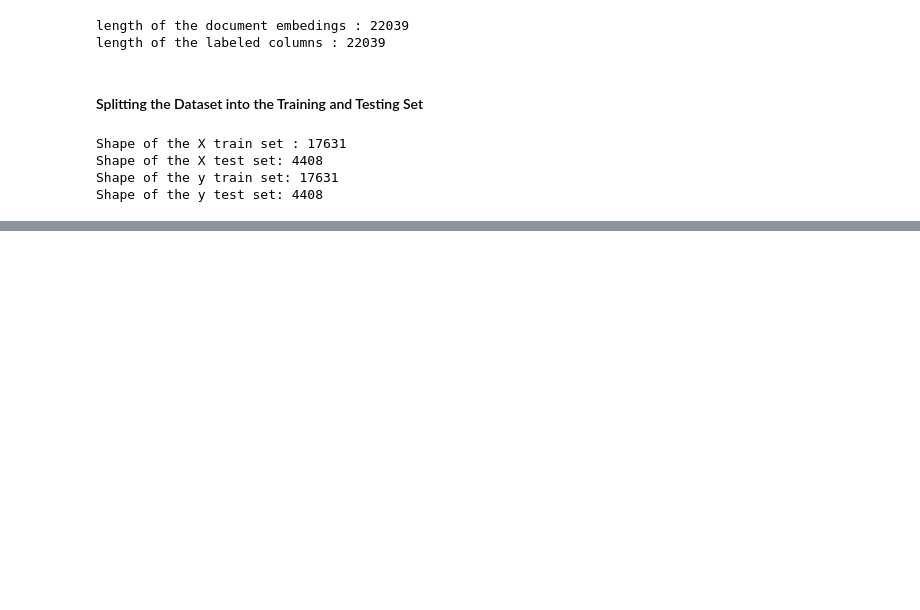
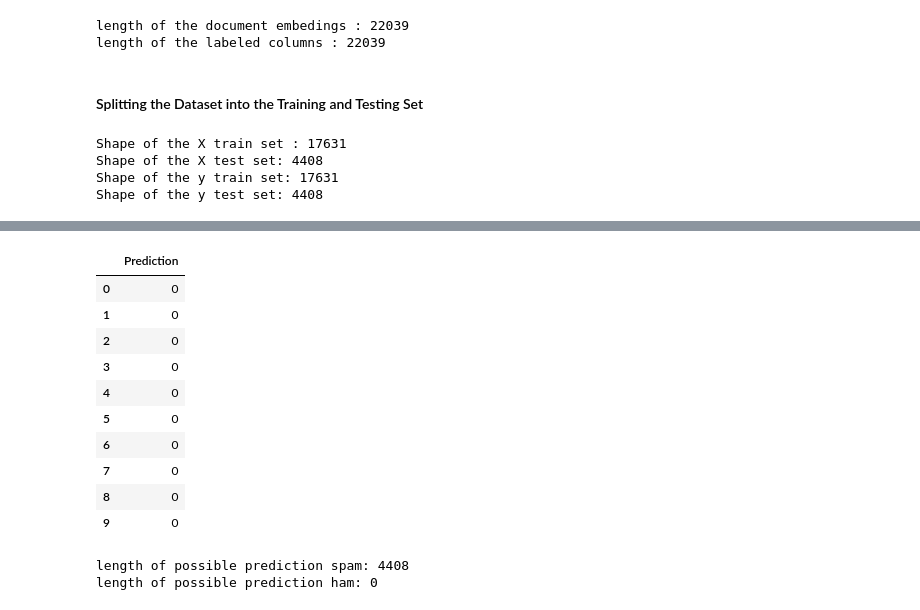
Before and after one commit to shivachaudhary46/natural_language_processing, a Jupyter notebook: Email_Spam_Detection/spam_classifier.ipynb, the cells around one changed output, grey strips where cells are left out. Drawn from its saved outputs; the diff is of its cells as text; code cells hidden in the pictures; blank space fills up the shorter version.

```diff
--- a/Email_Spam_Detection/spam_classifier.ipynb
+++ b/Email_Spam_Detection/spam_classifier.ipynb
@@ -714,0 +765,6 @@ Epoch 3/50
+# %%
+y_pred = model.predict(X_test)
+y_pred = (y_pred > 0.5).astype(int)
+
+pd.DataFrame(y_pred[:10], columns=['Prediction'])
+# %% [output]
@@ -714,0 +772,24 @@ Epoch 3/50
+|  | Prediction |
+| 0 | 0 |
+| 1 | 0 |
+| 2 | 0 |
+| 3 | 0 |
+| 4 | 0 |
+| 5 | 0 |
+| 6 | 0 |
+| 7 | 0 |
+| 8 | 0 |
+| 9 | 0 |
+# %%
+spam = 0
+ham = 0
+for i in y_pred:
+  if i == 0:
+    spam += 1
+  else:
+    ham += 1
+print(f"length of possible prediction spam: {spam}")
+print(f"length of possible prediction ham: {ham}")
+# %% [output]
+length of possible prediction spam: 4408
+length of possible prediction ham: 0
```
Also changed, not shown: parts of 19 cells of this notebook.
